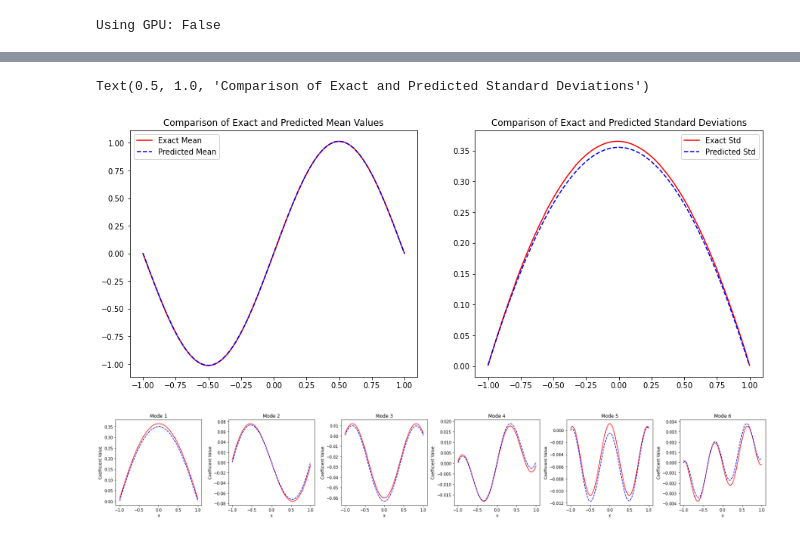
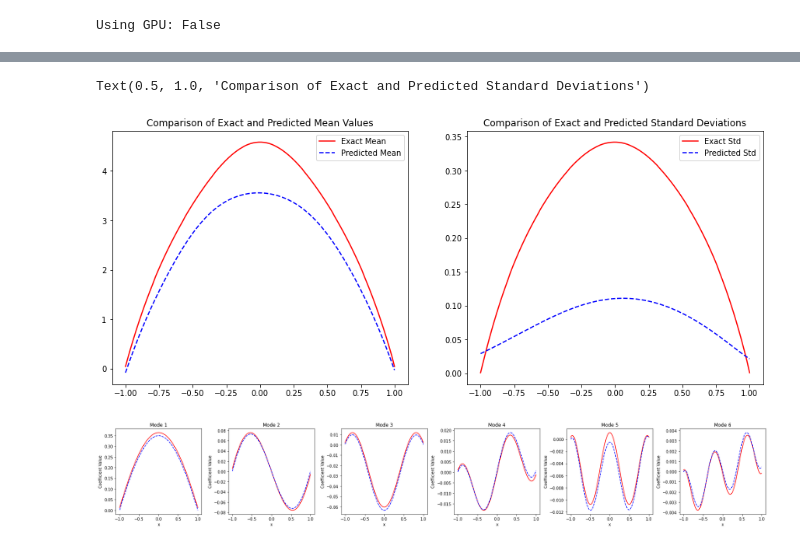
Before and after one commit to bonneted/pinn-cm, a Jupyter notebook: UQ/inverse_elliptic.ipynb, the cells around one changed output, grey strips where cells are left out. Saved outputs shown, nothing was run; the diff lists cells and outputs as text; code cells hidden in the pictures.

```diff
--- a/UQ/inverse_elliptic.ipynb
+++ b/UQ/inverse_elliptic.ipynb
@@ -145,7 +136,7 @@ n_points = 1000
 x = np.linspace(-1, 1, n_points)
 dx = x[1] - x[0]
 
-n_samples = 1000
+n_samples = 10000
 # k0 = lambda x: np.zeros(len(x))
 
 
@@ -162,14 +153,14 @@ def sample_GP(x, n_samples=1):
 log_k_samples = sample_GP(x, n_samples)
 
 k_samples = np.exp(log_k_samples)
-u_solutions = np.array([solve_elliptic(k_sample) for k_sample in k_samples])
+u_solutions = np.array([solve_elliptic(k_sample,f_value=10) for k_sample in k_samples])
 
 # Calculate the mean and standard deviation along the sample axis
 u_mean = u_solutions.mean(axis=0)
 u_std = u_solutions.std(axis=0)
 
 # Plot the mean and standard deviation side by side
-plt.figure(figsize=(10, 5))
+plt.figure(figsize=(12, 5))
 
 # Left subplot for mean of u(x)
 plt.subplot(1, 2, 1)
@@ -458,16 +420,16 @@ def compute_loss(x, xi,f, mean_model, coeffs_model, batch_size):
     loss = loss / batch_size
     return loss
 # %%
-def train(mean_model, coeffs_model, data, batch_size=100, optimizer_choice="adam", epochs=1000, lr=0.001, lambda_reg=1e-4):
+def train(KL_mean, KL_coeffs, PCE_mean, PCE_coeffs, data, batch_size=100, optimizer_choice="adam", epochs=1000, lr=0.001, lambda_reg=1e-4):
     t_start = time.time()
-    x_torch, xi_torch, f_torch = data
+    x_torch, xi_torch, k_torch = data
     if optimizer_choice == "adam":
-        optimizer = torch.optim.Adam(list(mean_model.parameters()) + list(coeffs_model.parameters()), lr=lr)
+        optimizer = torch.optim.Adam(list(PCE_mean.parameters()) + list(PCE_coeffs.parameters()) + list(KL_mean.parameters()) + list(KL_coeffs.parameters()), lr=lr)
         for epoch in range(epochs):
             optimizer.zero_grad()
 
-            loss = compute_loss(x_torch, xi_torch, f_torch, mean_model, coeffs_model, batch_size)
-            l2_reg = l2_regularization(mean_model,lambda_reg) + l2_regularization(coeffs_model,lambda_reg)
+            loss = compute_loss(x_torch, xi_torch, KL_mean, KL_coeffs, PCE_mean, PCE_coeffs, batch_size)
+            l2_reg = l2_regularization(PCE_mean,lambda_reg) + l2_regularization(PCE_coeffs,lambda_reg)
             loss += l2_reg
             loss.backward()
             optimizer.step()
@@ -477,14 +439,14 @@ def train(mean_model, coeffs_model, data, batch_size=100, optimizer_choice="adam
                 print(f"Epoch {epoch}, Loss: {loss.item():.3f}, Elapsed time: {time.time()-t_start:.0f}")
 
     elif optimizer_choice == "l-bfgs":
-        optimizer = torch.optim.LBFGS(list(mean_model.parameters()) + list(coeffs_model.parameters()), lr=lr, max_iter=20, history_size=100)
+        optimizer = torch.optim.LBFGS(list(PCE_mean.parameters()) + list(PCE_coeffs.parameters()), lr=lr, max_iter=20, history_size=100)
 
         for epoch in range(epochs):
             def closure():
                 optimizer.zero_grad()
 
-                loss = compute_loss(x_torch, xi_torch, f_torch, mean_model, coeffs_model, batch_size)
-                l2_reg = l2_regularization(mean_model,lambda_reg) + l2_regularization(coeffs_model,lambda_reg)
+                loss = compute_loss(x_torch, xi_torch, f_torch, PCE_mean, PCE_coeffs, batch_size)
+                l2_reg = l2_regularization(PCE_mean,lambda_reg) + l2_regularization(PCE_coeffs,lambda_reg)
                 loss += l2_reg
                 loss.backward()
                 return loss
@@ -506,13 +468,15 @@ xi_train = np.random.randn(n_xi_samples, truncation_order)
 x_train = np.linspace(-1, 1, n_x_points)
 
 eigenvalues, eigenvectors = KL_expansion(x_train, kernel, truncation_order)
-f_samples = np.array([f_from_xi(xi, x_train, eigenvalues, eigenvectors, f0) for xi in xi_train])
+k_samples = np.array([k_from_xi(xi, x_train, eigenvalues, eigenvectors, f0) for xi in xi_train])
 
-f_torch = torch.tensor(f_samples[:,sensors_indices]).float().to(device)
+k_torch = torch.tensor(k_samples[:,sensors_indices]).float().to(device)
 xi_torch = torch.tensor(xi_train).float().to(device)
 x_torch = torch.tensor(x_train[sensors_indices]).unsqueeze(-1).float().to(device)
 x_torch.requires_grad = True
 
 # Models, Loss, and Optimizer
-mean_model = MeanNN(input_dim=1).to(device)
-coeffs_model = PCECoefficientNN(input_dim=1, output_dim=truncation_order).to(device)
+PCE_mean = MeanNN(input_dim=1).to(device)
+PCE_coeffs = CoefficientNN(input_dim=1, output_dim=truncation_order).to(device)
+KL_mean = MeanNN(input_dim=1).to(device)
+KL_coeffs = CoefficientNN(input_dim=1, output_dim=truncation_order).to(device)
@@ -523,10 +485,9 @@ NameError: name 'np' is not defined
 batch_size = 100
 learning_rate = 1e-3
 lambda_reg = 1e-3
-epochs = 20000
+epochs = 1000
 
 data = x_torch, xi_torch, f_torch
 
-# train(mean_model, coeffs_model, data, batch_size=batch_size, optimizer_choice="adam", epochs=epochs, lr=learning_rate, lambda_reg=lambda_reg)
-train(mean_model, coeffs_model, data, batch_size=100, optimizer_choice="l-bfgs", epochs=epochs, lambda_reg=lambda_reg)
+train(KL_mean, KL_coeffs, PCE_mean, PCE_coeffs, data, batch_size=batch_size, optimizer_choice="adam", epochs=epochs, lr=learning_rate, lambda_reg=lambda_reg)
 # %% [output]
@@ -534,31 +504,30 @@ NameError: name 'x_torch' is not defined
 # %%
 subsample_ind = [int(i) for i in np.linspace(0,len(u_std)-1,100)]
 x_values = np.linspace(-1, 1, 100)
 x_tensor = torch.tensor(x_values).float().view(-1, 1)
 
-u_mean = f0(x_values)/np.pi**2
 
 # Evaluate the mean_model to get the predicted mean values
 with torch.no_grad():
-    predicted_mean = mean_model(x_tensor).numpy()
-    coeffs_output = coeffs_model(x_tensor).numpy()
+    predicted_mean = PCE_mean(x_tensor).numpy()
+    coeffs_output = PCE_coeffs(x_tensor).numpy()
 
 model_std = np.sqrt(np.sum(coeffs_output**2, axis=1))
 
 # Plot the comparison
 fig, axs = plt.subplots(1,2,figsize=(15, 6))
-axs[0].plot(x_values, u_mean, 'r-', label="Exact Mean")
+axs[0].plot(x_values, u_mean[subsample_ind], 'r-', label="Exact Mean")
 axs[0].plot(x_values, predicted_mean, 'b--', label="Predicted Mean")
 axs[0].legend()
 axs[0].set_title('Comparison of Exact and Predicted Mean Values')
 
 axs[1].plot(x_values, u_std[subsample_ind], 'r-', label="Exact Std")
 axs[1].plot(x_values, model_std, 'b--', label="Predicted Std")
 axs[1].legend()
 axs[1].set_title('Comparison of Exact and Predicted Standard Deviations')
 # %% [output]
 Text(0.5, 1.0, 'Comparison of Exact and Predicted Standard Deviations')
-[figure, old version]
+[figure, new version]
 # %%
 def plot_modes(x_values,coeffs_model, modes_to_plot, reference_modes=None):
     # Convert x_values to a PyTorch tensor
```
Also changed, not shown: parts of 9 cells of this notebook.
